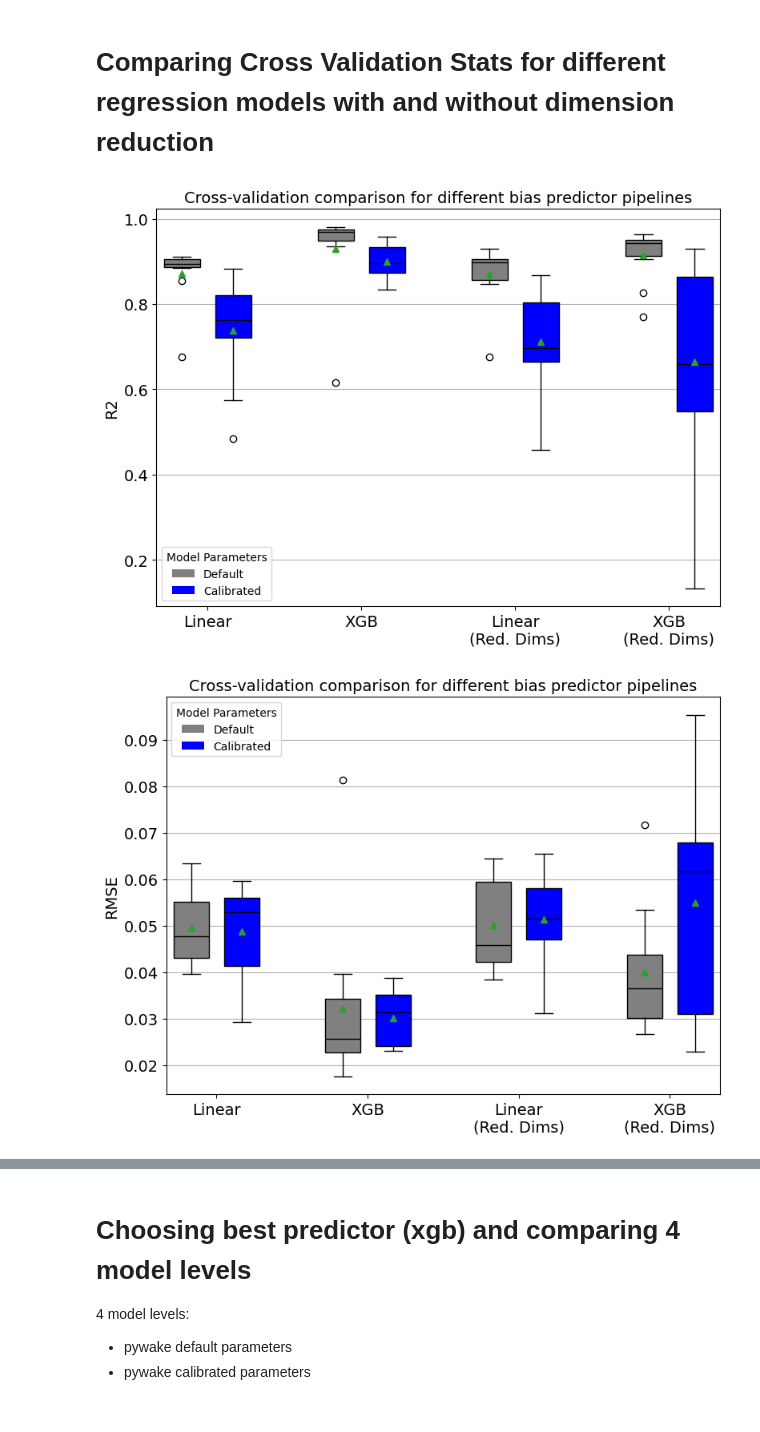
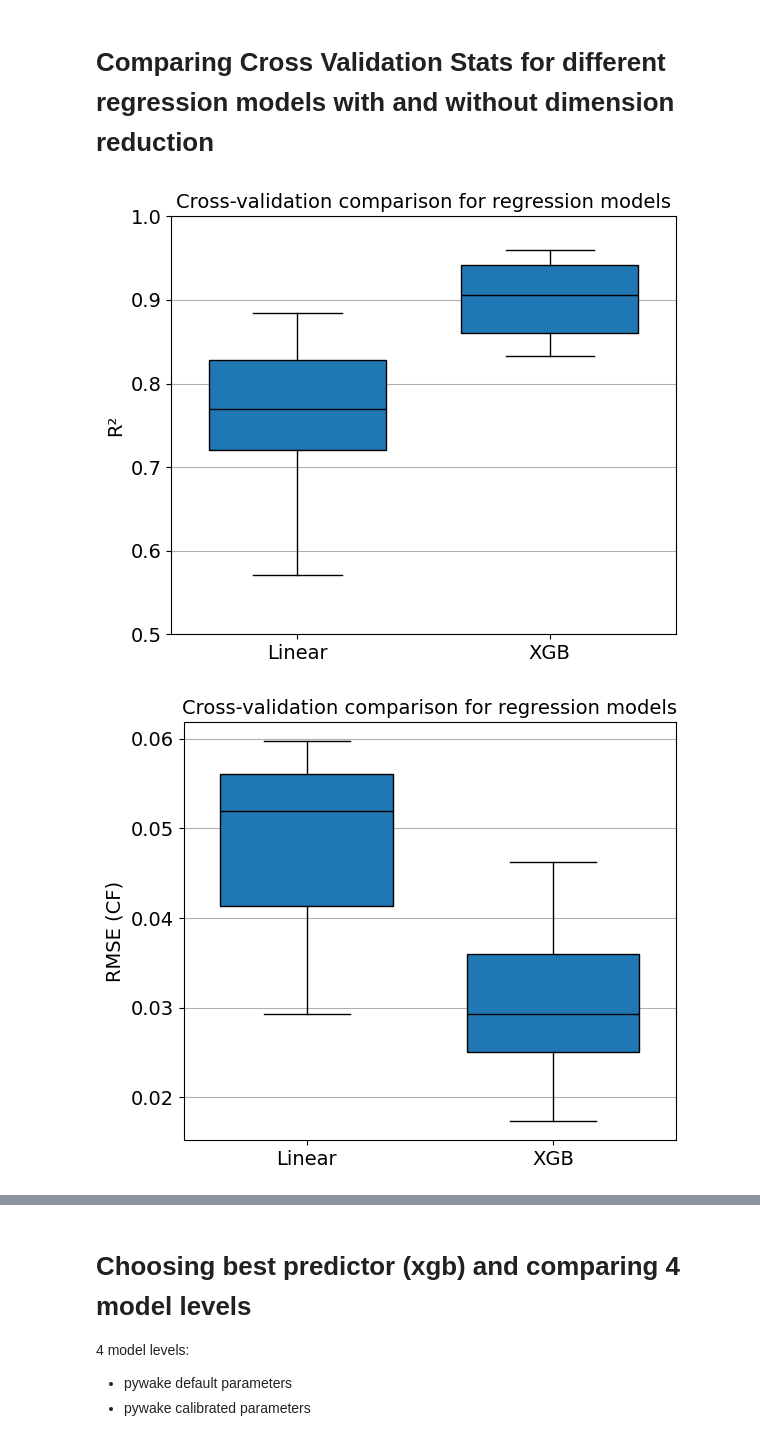
Before and after one commit to EUFLOW/WIFA_UQ, a Jupyter notebook: model_error_database/analysis.ipynb, the cells around one changed output, grey strips where cells are left out. Cells and saved outputs as stored; diff of their text form; code cells hidden in the pictures.

```diff
--- a/model_error_database/analysis.ipynb
+++ b/model_error_database/analysis.ipynb
@@ -8,16 +8,15 @@ from matplotlib.patches import Patch
 # Running bias predictor using the best sample and default samples from database
 # %%
 # dataset based on minimum squared bias
-xr_data_cal=xr.load_dataset("results_stacked_hh_best_sample.nc")
+xr_data=xr.load_dataset("results_stacked_hh.nc")
 # Running predictor for calibrated data
-predictor = BiasPredictor(xr_data_cal)
-results=predictor.run()
+predictor = BiasPredictor(xr_data,cv_mode='shuffled_cv',calibration_mode='min_bias')
+results,parameters=predictor.run()
 cv_df,cv_df_xgb,cv_df_linear_reduced,cv_df_xgb_reduced = results["linear"],results["xgb"],results["linear_reduced"],results["xgb_reduced"]
 
-# # dataset using baseline parameters
-xr_data_def=xr.load_dataset("results_stacked_hh_default_sample.nc")
-predictor = BiasPredictor(xr_data_def)
-results_def=predictor.run()
+# Running predictor for default model parameters
+predictor_def = BiasPredictor(xr_data,cv_mode='shuffled_cv',calibration_mode='default')
+results_def,parameters_def=predictor_def.run()
 cv_df_def,cv_df_xgb_def,cv_df_linear_reduced_def,cv_df_xgb_reduced_def = results_def["linear"],results_def["xgb"],results_def["linear_reduced"],results_def["xgb_reduced"]
 # %% [output]
 Preprocessing the data...
@@ -67,21 +78,16 @@ def plot_cv_metrics(dfs_combined, metric='r2', plot=True):
     plt.show()
 # %%
 dfs_combined = [
-    (cv_df_def, "Linear (Default)"),
-    (cv_df, "Linear (Calibrated)"),
-    (cv_df_xgb_def, "XGB (Default)"),
-    (cv_df_xgb, "XGB (Calibrated)"),
-    (cv_df_linear_reduced_def, "Linear (Red. Dims, Default)"),
-    (cv_df_linear_reduced, "Linear (Red. Dims, Calibrated)"),
-    (cv_df_xgb_reduced_def, "XGB (Red. Dims, Default)"),
-    (cv_df_xgb_reduced, "XGB (Red. Dims, Calibrated)")
+    (cv_df, "Linear (Default)"),
+    (cv_df_xgb, "XGB (Default)"),
+
 ]
-plot_cv_metrics(dfs_combined, metric='r2')
-plot_cv_metrics(dfs_combined, metric='rmse')
-plot_cv_metrics(dfs_combined, metric='mse')
-plot_cv_metrics(dfs_combined, metric='mae')
-plot_cv_metrics(dfs_combined, metric='pw_bias')
-plot_cv_metrics(dfs_combined, metric='pw_bias_corrected')
+plot_cv_metrics(dfs_combined, metric='r2',ylabel='R²',ylim=([0.5,1]))#
+plot_cv_metrics(dfs_combined, metric='rmse', ylabel='RMSE (CF)') #,ylim=([0.01,0.16])
+# plot_cv_metrics(dfs_combined, metric='mse', ylabel='MSE (CF²)')
+# plot_cv_metrics(dfs_combined, metric='mae', ylabel='MAE (CF)')
+# plot_cv_metrics(dfs_combined, metric='pw_bias', ylabel='PW Bias (CF)')
+# plot_cv_metrics(dfs_combined, metric='pw_bias_corrected', ylabel='PW Bias (Corrected) (CF)')
 # %% [output]
-[figure, old version]
+[figure, new version]
-[figure, old version]
+[figure, new version]
```
Also changed, not shown: parts of 8 cells of this notebook, 12 other files.
